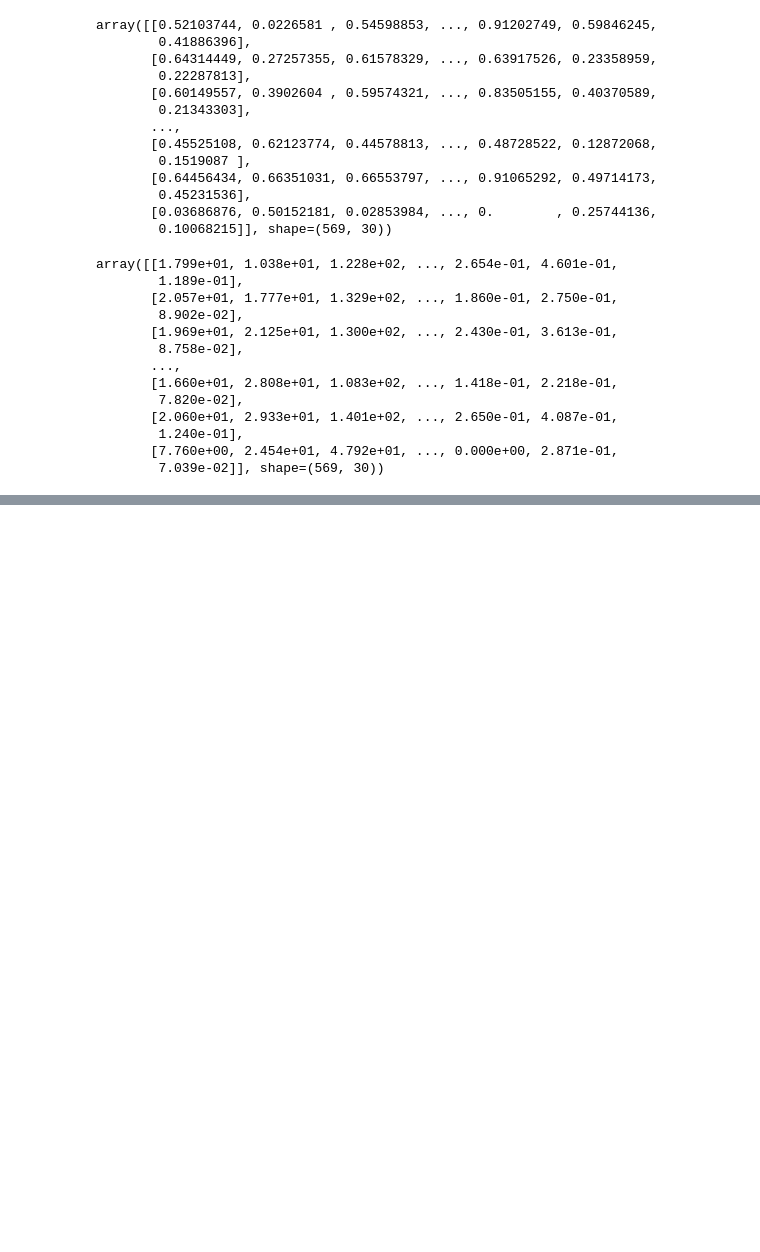
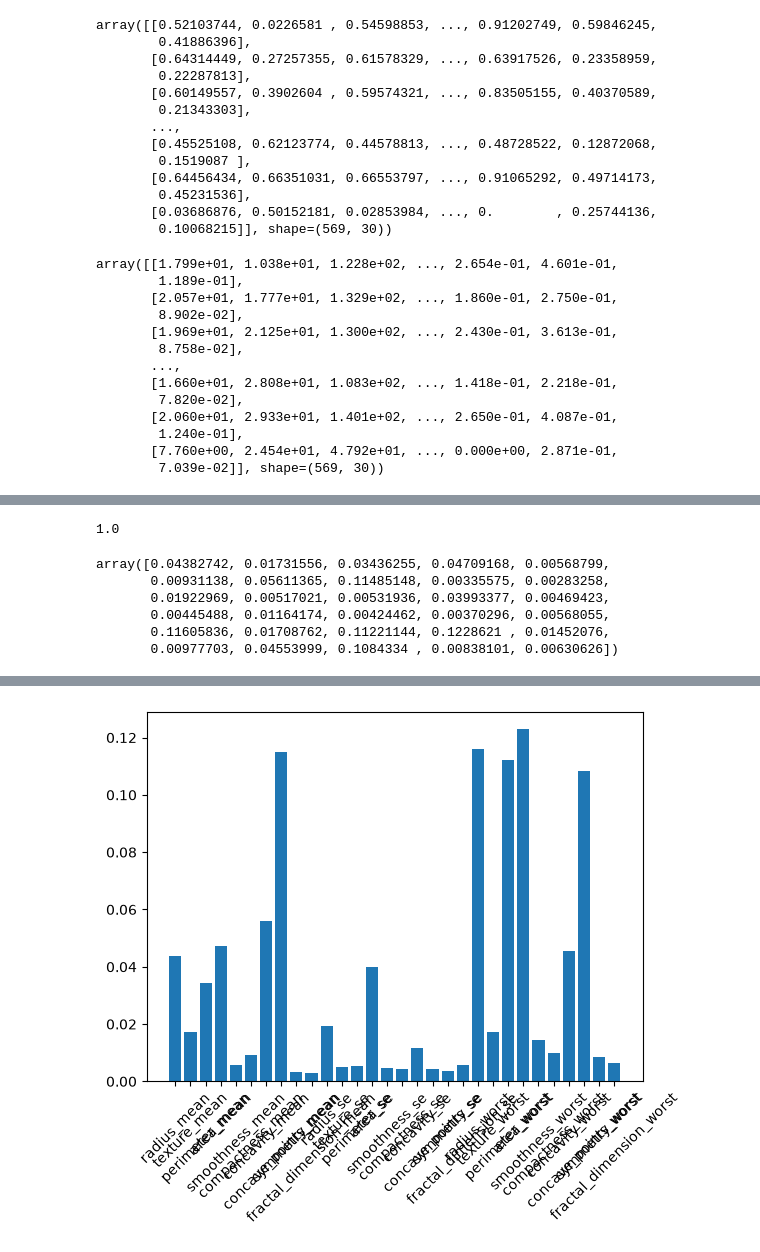
Before and after one commit to cyrilvincent/datascience, a Jupyter notebook: tp_cancero.ipynb, the cells around one changed output, grey strips where cells are left out. Drawn from its saved outputs; the diff is of its cells as text; code cells hidden in the pictures; blank space fills up the shorter version.

```diff
--- a/tp_cancero.ipynb
+++ b/tp_cancero.ipynb
@@ -93,0 +99,6 @@ array([[ 1.13235294, -1.5026643 ,  1.26374006, ...,  1.71524826,
+# %%
+model = rf.RandomForestClassifier()
+model.fit(xscaled, y)
+model.score(xscaled, y)
+# %% [output]
+1.0
@@ -93,0 +107,14 @@ array([[ 1.13235294, -1.5026643 ,  1.26374006, ...,  1.71524826,
+# %%
+model.feature_importances_
+# %% [output]
+array([0.04382742, 0.01731556, 0.03436255, 0.04709168, 0.00568799,
+       0.00931138, 0.05611365, 0.11485148, 0.00335575, 0.00283258,
+       0.01922969, 0.00517021, 0.00531936, 0.03993377, 0.00469423,
+       0.00445488, 0.01164174, 0.00424462, 0.00370296, 0.00568055,
+       0.11605836, 0.01708762, 0.11221144, 0.1228621 , 0.01452076,
+       0.00977703, 0.04553999, 0.1084334 , 0.00838101, 0.00630626])
+# %%
+plt.bar(x.columns, model.feature_importances_)
+plt.xticks(rotation=45)
+plt
+# %% [output]
@@ -93,0 +122 @@ array([[ 1.13235294, -1.5026643 ,  1.26374006, ...,  1.71524826,
+[figure, added]
```
Also changed, not shown: parts of 4 cells of this notebook, 1 other file.
